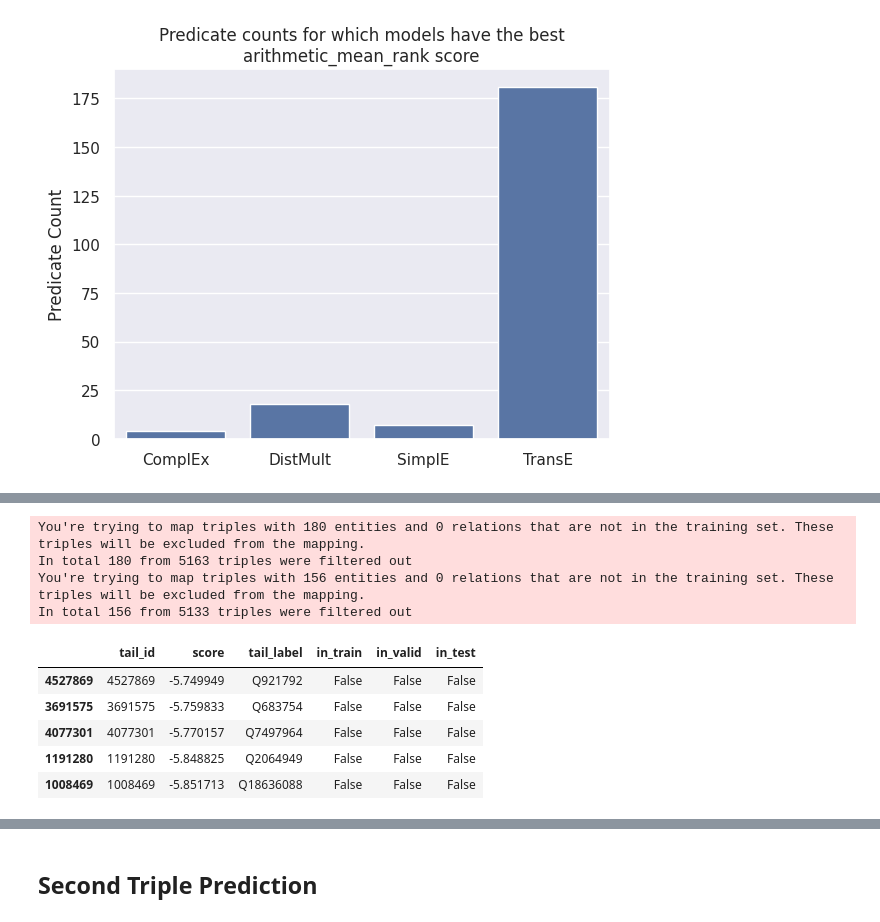
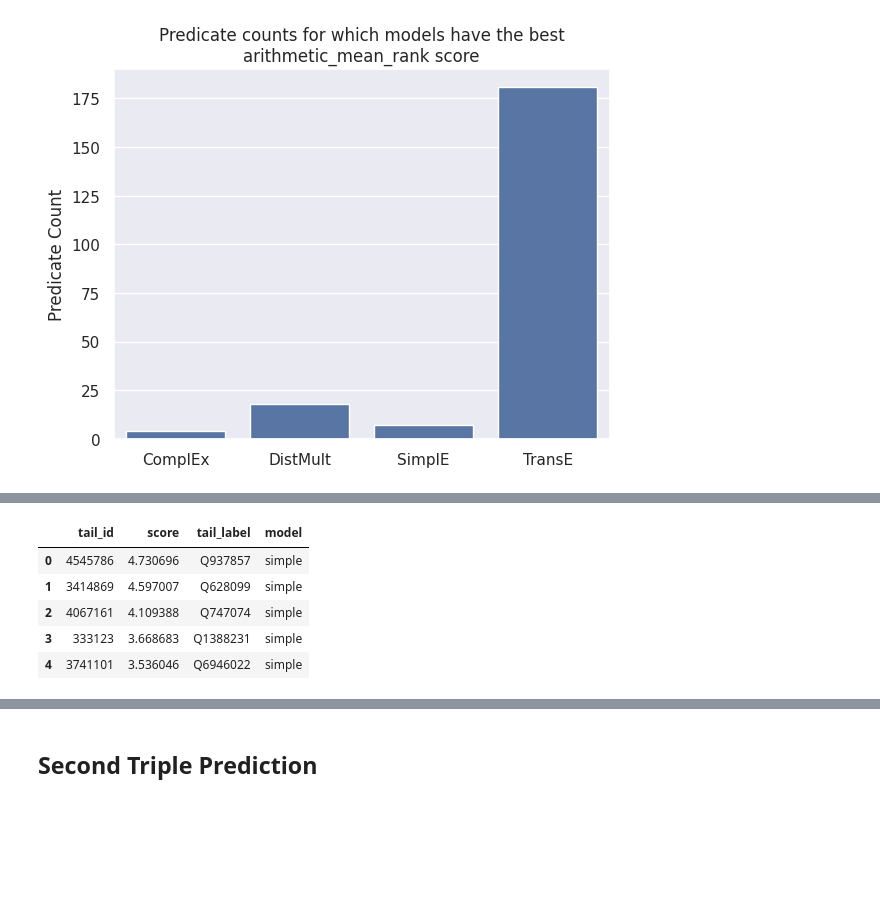
Before and after one commit to mortenterhart/KGE_Query_Completion, a Jupyter notebook: link_prediction_task.ipynb, the cells around one changed output, grey strips where cells are left out. Drawn from its saved outputs; the diff is of its cells as text; code cells hidden in the pictures; blank space fills up the shorter version.

Commit message:
Add 2-step prediction with top 10 predictions and hits_at_10 decisive metric

```diff
--- a/link_prediction_task.ipynb
+++ b/link_prediction_task.ipynb
@@ -73,8 +99,9 @@ def find_train_triple_with_predicate(predicate_name):
     triples = wikidata5m_train.query('P == @predicate_name')
 
     if len(triples) > 0:
-        first_triple = tuple(triples.iloc[0][['S', 'P', 'O']])
-        return first_triple
+        i = np.random.randint(len(triples))
+        random_triple = tuple(triples.iloc[i][['S', 'P', 'O']])
+        return random_triple
     else:
         print(f'Error: No triples found for predicate {predicate_name} in training set')
 
@@ -83,8 +110,9 @@ def find_train_triple_with_subject(subject_name):
     triples = wikidata5m_train.query('S == @subject_name')
 
     if len(triples) > 0:
-        first_triple = tuple(triples.iloc[0][['S', 'P', 'O']])
-        return first_triple
+        i = np.random.randint(len(triples))
+        random_triple = tuple(triples.iloc[i][['S', 'P', 'O']])
+        return random_triple
     else:
         print(f'Error: No triples found for subject {subject_name} in training set')
 
@@ -105,26 +133,20 @@ def predict_tail(model_name, subject, predicate):
     model = trained_models[model_name]
     triples_factory = entity_mappings[model_name]
 
-    return predict_target(
-        model=model,
-        head=subject,
-        relation=predicate,
-        tail=None,
-        triples_factory=triples_factory
-    )
+    return process_predictions(
+        predict_target(
+            model=model,
+            head=subject,
+            relation=predicate,
+            tail=None,
+            triples_factory=triples_factory
+        ), model_name)
 
 
-def format_triple(subject, predicate, obj):
-    return f'{subject} {predicate} {obj}   {get_wikidata_property_labels([subject, predicate, obj])}'
-
-
-# Remove the entity already present in the triple
-# from the predictions (e.g. the subject when the
-# object is being predicted)
-def filter_predictions(predictions, src_entity, train_factory):
-    predictions = predictions.add_membership_columns(train=train_factory, valid=wikidata5m_valid, test=wikidata5m_test)
-    predictions_df = predictions.df.query('tail_label != @src_entity')
-    return predictions_df.sort_values(by='score', ascending=False)
+def process_predictions(predictions, model_name):
+    predictions_df = predictions.df.assign(model=model_name)
+    predictions_df = predictions_df.sort_values(by='score', ascending=False, ignore_index=True)
+    return predictions_df.head(n=TOP_K)
 # %% [markdown]
 ## Best Model Counts
 # %%
@@ -182,18 +206,13 @@ Best model: transe
 # %%
 first_predictions = predict_tail(best_model, subject=s1, predicate=p1)
-first_predictions = filter_predictions(first_predictions, s1, train_factory=entity_mappings[best_model]).head()
-first_predictions
+first_predictions.head()
 # %% [output]
-You're trying to map triples with 180 entities and 0 relations that are not in the training set. These triples will be excluded from the mapping.
-In total 180 from 5163 triples were filtered out
-You're trying to map triples with 156 entities and 0 relations that are not in the training set. These triples will be excluded from the mapping.
-In total 156 from 5133 triples were filtered out
-|  | tail_id | score | tail_label | in_train | in_valid | in_test |
-| 4527869 | 4527869 | -5.749949 | Q921792 | False | False | False |
-| 3691575 | 3691575 | -5.759833 | Q683754 | False | False | False |
-| 4077301 | 4077301 | -5.770157 | Q7497964 | False | False | False |
-| 1191280 | 1191280 | -5.848825 | Q2064949 | False | False | False |
-| 1008469 | 1008469 | -5.851713 | Q18636088 | False | False | False |
+|  | tail_id | score | tail_label | model |
+| 0 | 4545786 | 4.730696 | Q937857 | simple |
+| 1 | 3414869 | 4.597007 | Q628099 | simple |
+| 2 | 4067161 | 4.109388 | Q747074 | simple |
+| 3 | 333123 | 3.668683 | Q1388231 | simple |
+| 4 | 3741101 | 3.536046 | Q6946022 | simple |
 # %%
 pred_o1 = first_predictions.iloc[0]['tail_label']
 print(f'?o1 -> {pred_o1}  {get_wikidata_property_labels([pred_o1])}')
```
Also changed, not shown: parts of 25 cells of this notebook.
